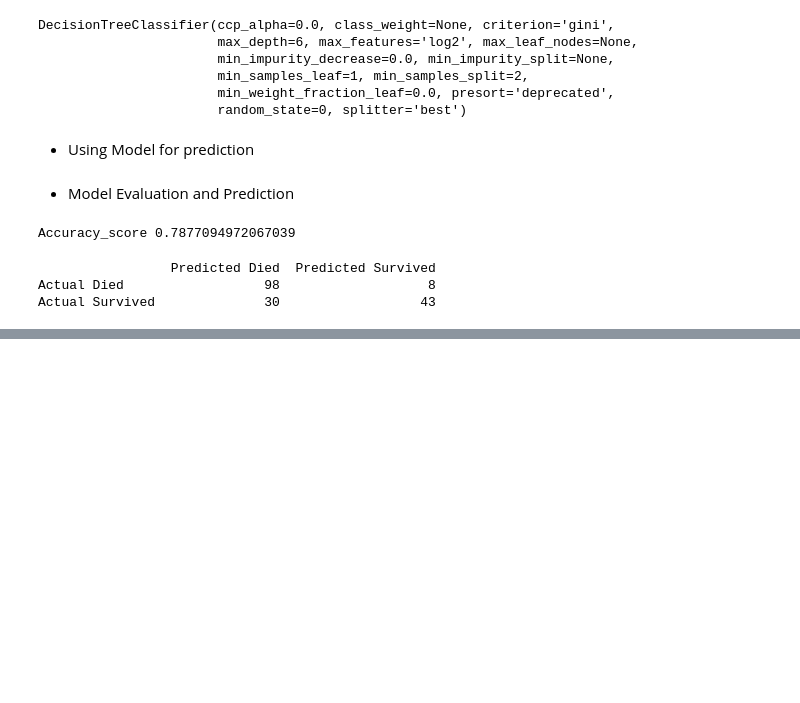
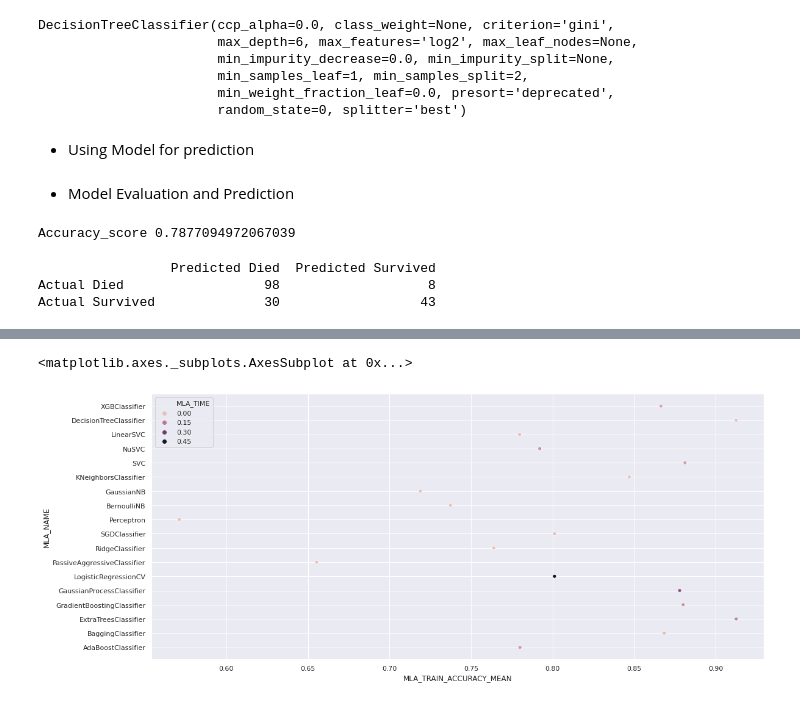
Before and after one commit to ParasNandwani/MLmodels, a Jupyter notebook: DecisionTree.ipynb, the cells around one changed output, grey strips where cells are left out. Drawn from its saved outputs; the diff is of its cells as text; code cells hidden in the pictures; blank space fills up the shorter version.

```diff
--- a/DecisionTree.ipynb
+++ b/DecisionTree.ipynb
@@ -394,0 +698,40 @@ Actual Survived              30                  43
+# %%
+#split dataset in cross validation with spliter class
+# Note : this is an alternative to train_test_split
+#n_splits = number of re-shuffling & splitting iterations
+#
+cv_split=model_selection.ShuffleSplit(n_splits=5,test_size=0.3,train_size=.7,random_state=0)
+# create table to compare MLA metrics
+
+MLA_COLUMNS=['MLA_NAME','MLA_PARAMETERS','MLA_TRAIN_ACCURACY_MEAN','MLA_TEST_ACCURACY_MEAN','MLA_TEST_ACCURACY 3*STD',
+             'MLA_TIME','TRAIN_TEST_DIFFERENCE']
+
+MLA_COMPARE=pd.DataFrame(columns=MLA_COLUMNS)
+
+MLA_PREDICT=data[Target]
+
+#index through MLA and save performance to table
+row_index=0
+Feature_Importance= {}
+
+for alg in MLA:
+  MLA_NAME=alg.__class__.__name__
+  MLA_COMPARE.loc[row_index,'MLA_NAME']=MLA_NAME
+  MLA_COMPARE.loc[row_index,'MLA_PARAMETERS']=str(alg.get_params())
+
+  #score model with cross validation
+  cv_results=model_selection.cross_validate(alg,data1_x_bin,data[Target],cv=cv_split,return_train_score=True,scoring='precision')
+  MLA_COMPARE.loc[row_index,'MLA_TIME']=cv_results['fit_time'].mean()
+  MLA_COMPARE.loc[row_index,'MLA_TRAIN_ACCURACY_MEAN']=cv_results['train_score'].mean()
+  MLA_COMPARE.loc[row_index,'MLA_TEST_ACCURACY_MEAN']=cv_results['test_score'].mean()
+  #if this is non a non-bias random sample ,then +/- 3 standard deviations (std) of mean ,should statisticaly capture 99.7 % of the subsets
+  MLA_COMPARE.loc[row_index,'MLA_TEST_ACCURACY 3*STD']=cv_results['test_score'].std()*3 #worst case analysis
+  #
+  alg.fit(data1_x_bin,data[Target])
+
+  try:
+    Feature_Importance[MLA_NAME]=alg.feature_importances_
+  except AttributeError:
+    pass
+
+  row_index+=1
@@ -394,0 +747,8 @@ Actual Survived              30                  43
+# %%
+from matplotlib import pyplot as plt
+plt.figure(figsize=(18,8))
+cmap=sns.cubehelix_palette(dark=.1,light=0.8,as_cmap=True)
+sns.scatterplot(x='MLA_TRAIN_ACCURACY_MEAN',y='MLA_NAME',data=MLA_COMPARE,hue='MLA_TIME',palette=cmap)
+# %% [output]
+<matplotlib.axes._subplots.AxesSubplot at 0x...>
+[figure, added]
```
Also changed, not shown: parts of 37 cells of this notebook.
